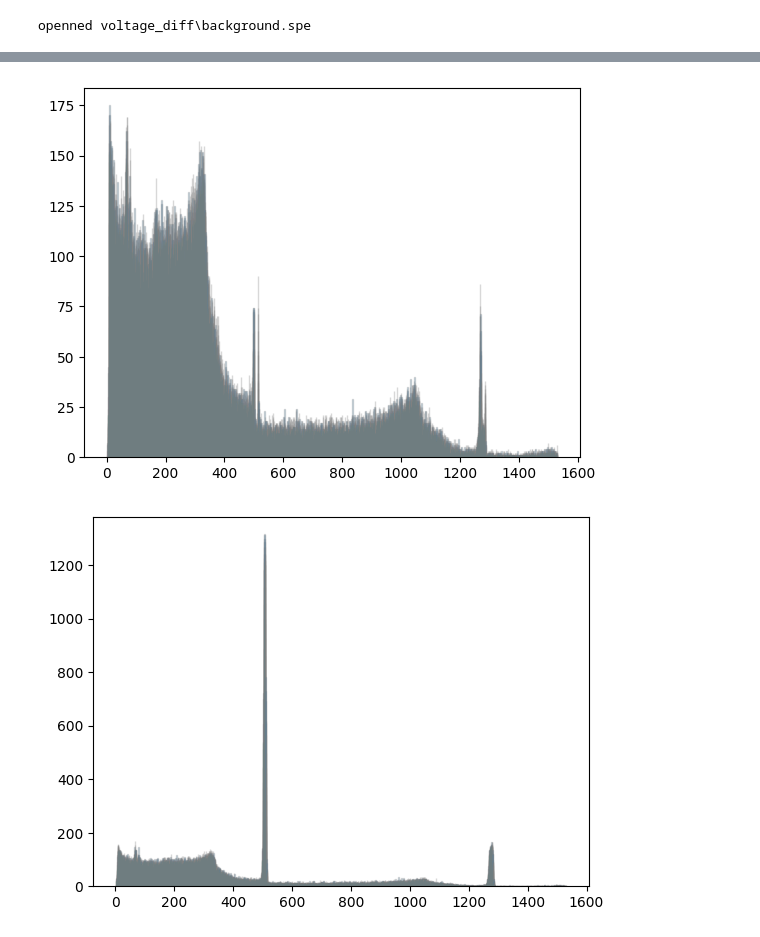
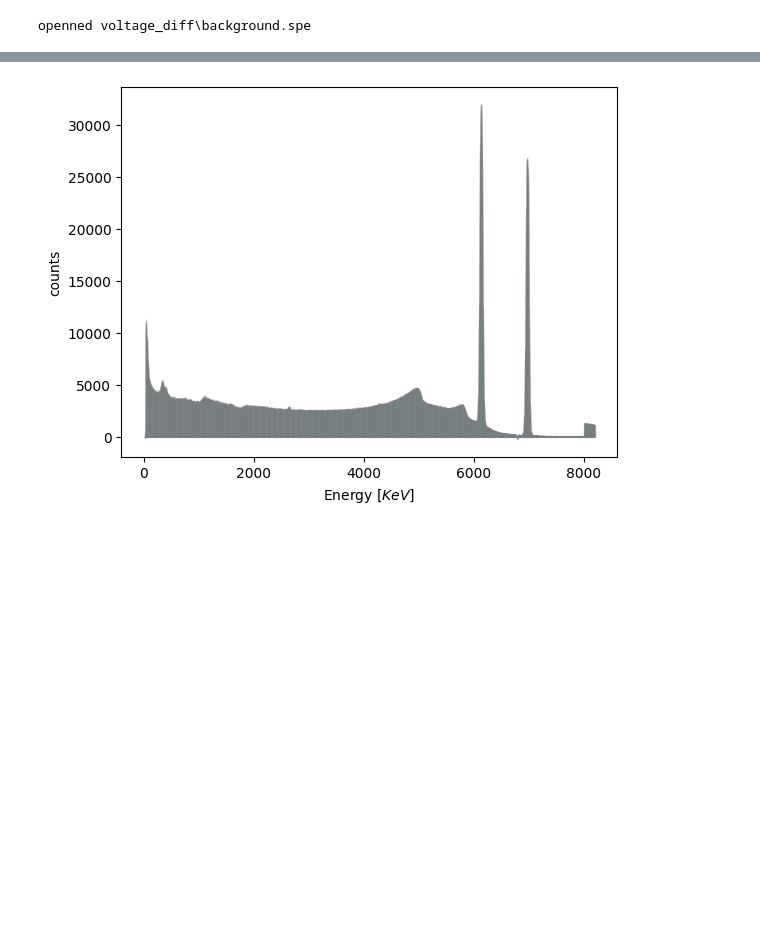
Before and after one commit to AlexanderWalker2/gamma-spectroscopy-, a Jupyter notebook: spectrocopy peak detection note book.ipynb, the cells around one changed output, grey strips where cells are left out. Saved outputs shown, nothing was run; the diff lists cells and outputs as text; code cells hidden in the pictures; blank space fills up the shorter version.

```diff
--- a/spectrocopy peak detection note book.ipynb
+++ b/spectrocopy peak detection note book.ipynb
@@ -115,20 +120,19 @@ scale_factor
 # %%
 d=100
 counts_filterd = counts - background_array[0]*scale_factor
 
 energy = bins*mca
-
+'''
 plt.bar(energy, background_array[0], edgecolor='grey', alpha = 0.3)
 plt.show()
 
 plt.bar(energy, counts, edgecolor='grey', alpha = 0.3)
 plt.show()
-
-plt.bar(energy, counts_filterd, edgecolor='grey', alpha = 0.3)
+'''
+plt.bar(bins, counts_filterd, edgecolor='grey', alpha = 0.3)
 
 plt.xlabel(r'Energy [$KeV$]')
 plt.ylabel('counts')
 plt.show()
 # %% [output]
-[figure, old version]
+[figure, new version]
-[figure, removed]
```
Also changed, not shown: parts of 9 cells of this notebook, 2 other files.
